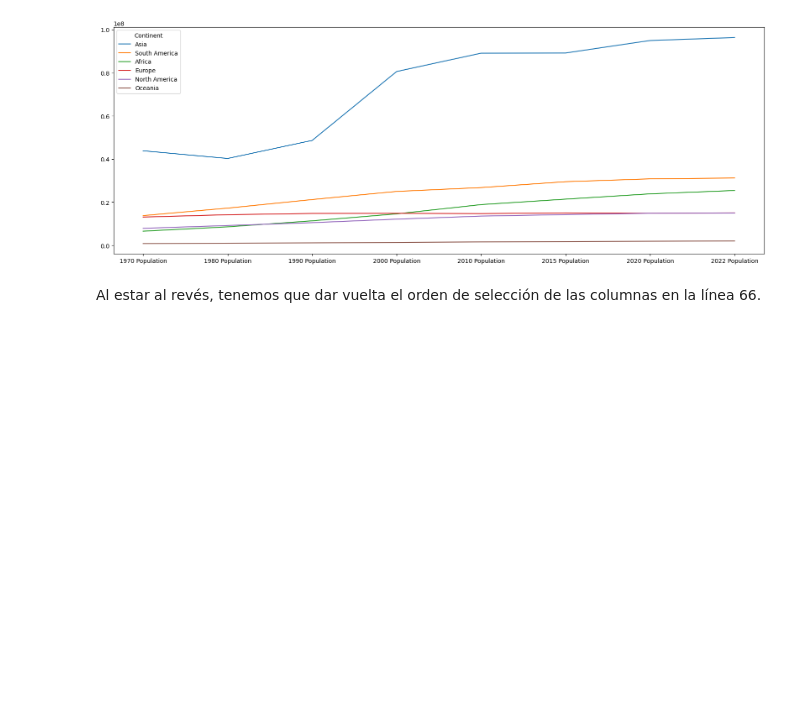
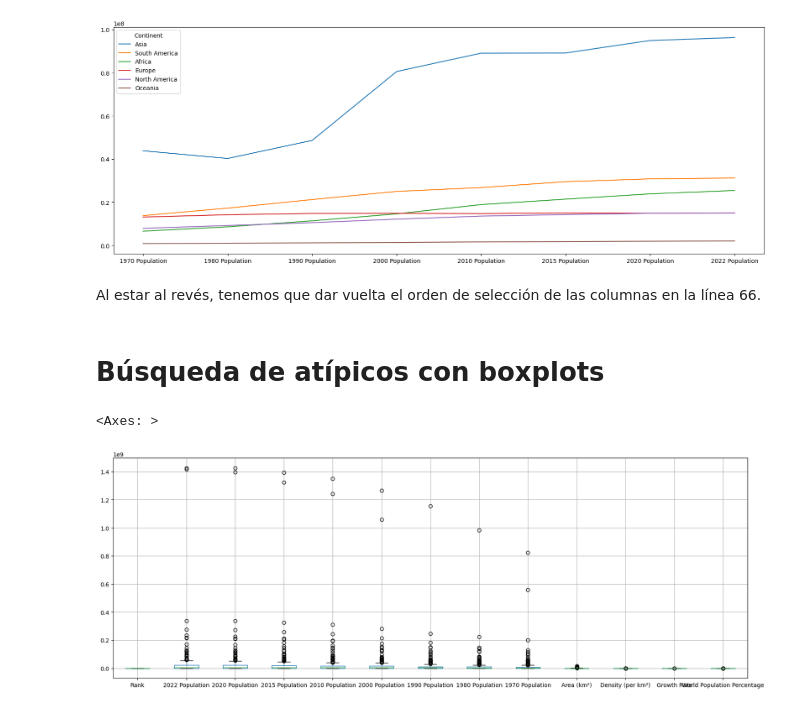
Before and after one commit to martinmalandra/pandas-by-alex-freberg, a Jupyter notebook: edaInPandas.ipynb, the cells around one changed output. Cells and saved outputs as stored; diff of their text form; code cells hidden in the pictures; blank space fills up the shorter version.

```diff
--- a/edaInPandas.ipynb
+++ b/edaInPandas.ipynb
@@ -283,3 +283,10 @@ df4.plot()
 [figure]
 # %% [markdown]
 Al estar al revés, tenemos que dar vuelta el orden de selección de las columnas en la línea 66.
+# %% [markdown]
+# Búsqueda de atípicos con boxplots
+# %%
+df.boxplot()
+# %% [output]
+<Axes: >
+[figure, added]
```
Also changed, not shown: parts of 7 cells of this notebook.
